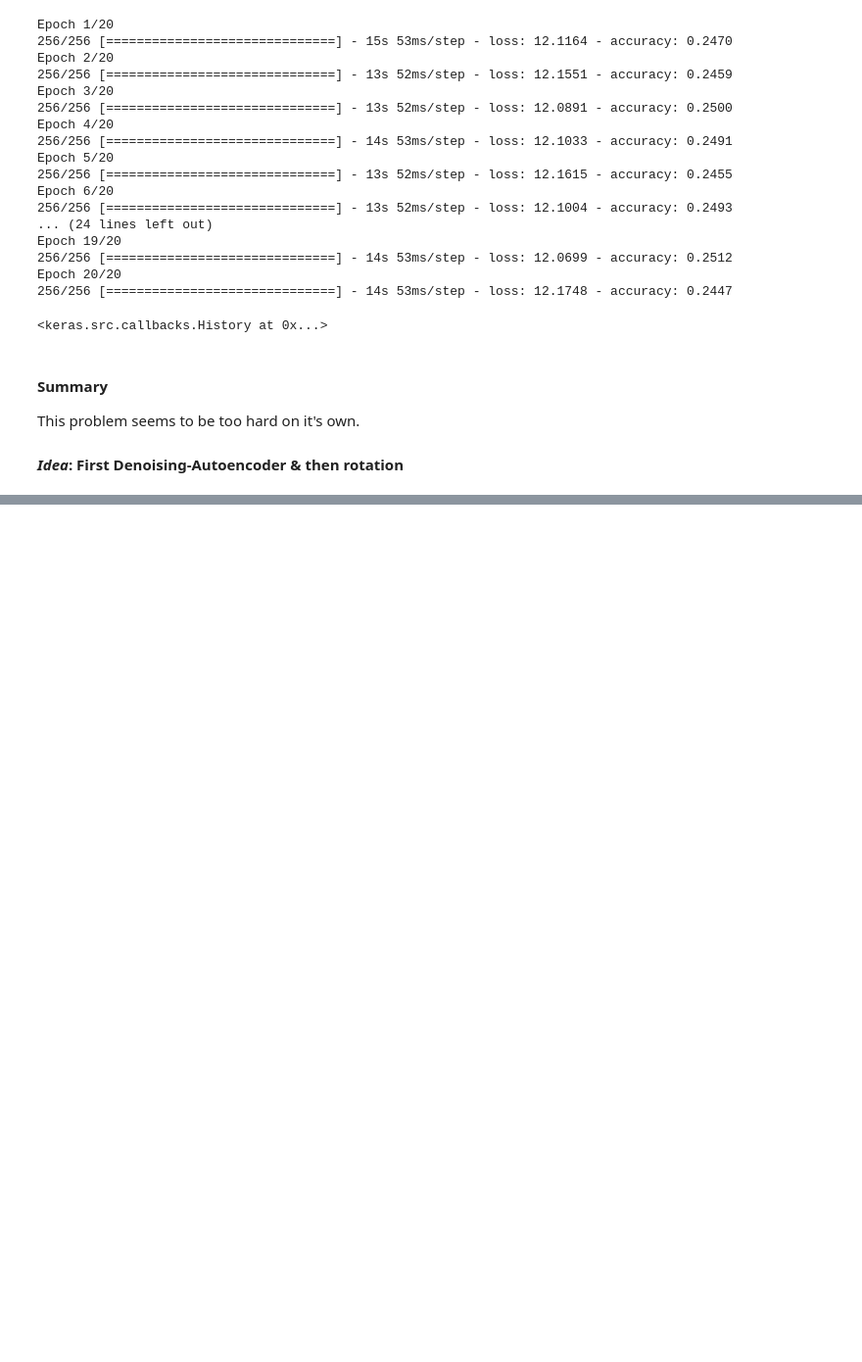
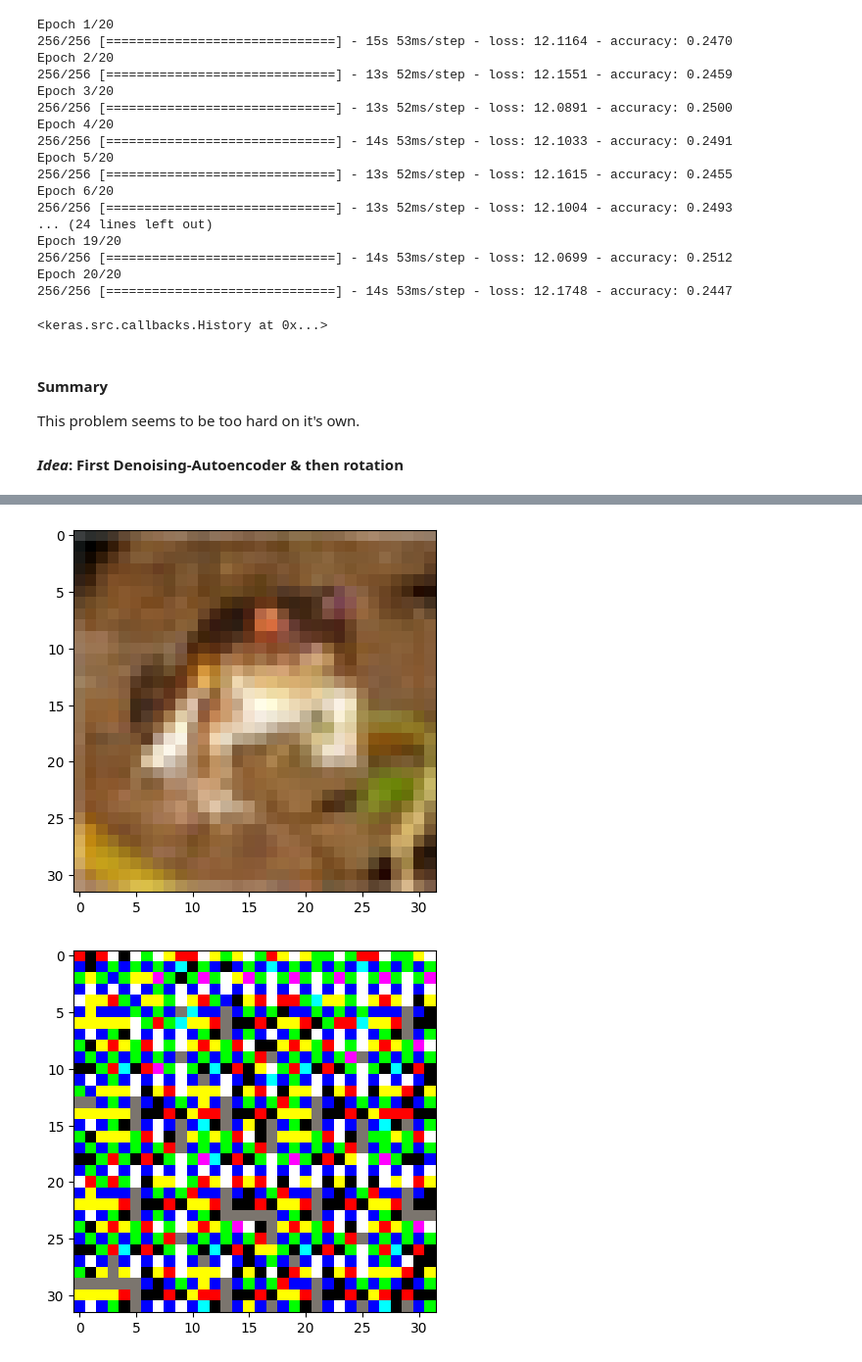
Before and after one commit to philippreinig/idl, a Jupyter notebook: assignments_10/idl_a10_abremer.ipynb, the cells around one changed output, grey strips where cells are left out. Shown at 98% size. Cells and saved outputs as stored; diff of their text form; code cells hidden in the pictures; blank space fills up the shorter version.

```diff
--- a/assignments_10/idl_a10_abremer.ipynb
+++ b/assignments_10/idl_a10_abremer.ipynb
@@ -687,0 +820,4 @@ autoencoder = tf.keras.Sequential([encoder, decoder])
+# %%
+normal_train_data = tf.data.Dataset.from_tensor_slices((train_images, train_images)).shuffle(50000).batch(128).repeat()
+# %%
+autoencoder.fit(normal_train_data, epochs=10, steps_per_epoch=128)
@@ -687,0 +846,10 @@ autoencoder = tf.keras.Sequential([encoder, decoder])
+# %%
+test_img = np.reshape(train_images[0], (1,32,32,3))
+plt.imshow(test_img[0])
+plt.show()
+dn_test_img = autoencoder(test_img)
+plt.imshow(dn_test_img[0])
+plt.show()
+# %% [output]
+[figure, added]
+[figure, added]
```
Also changed, not shown: parts of 25 cells of this notebook.
